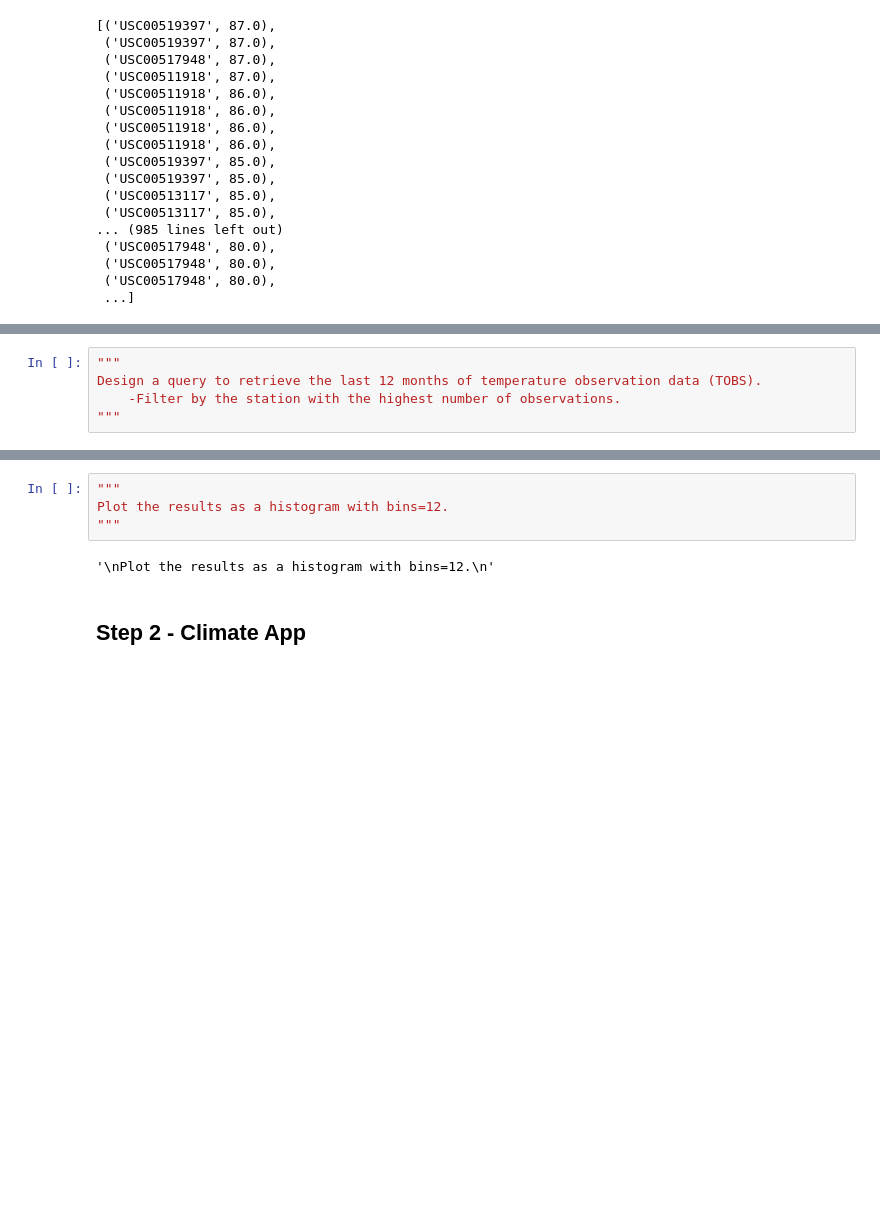
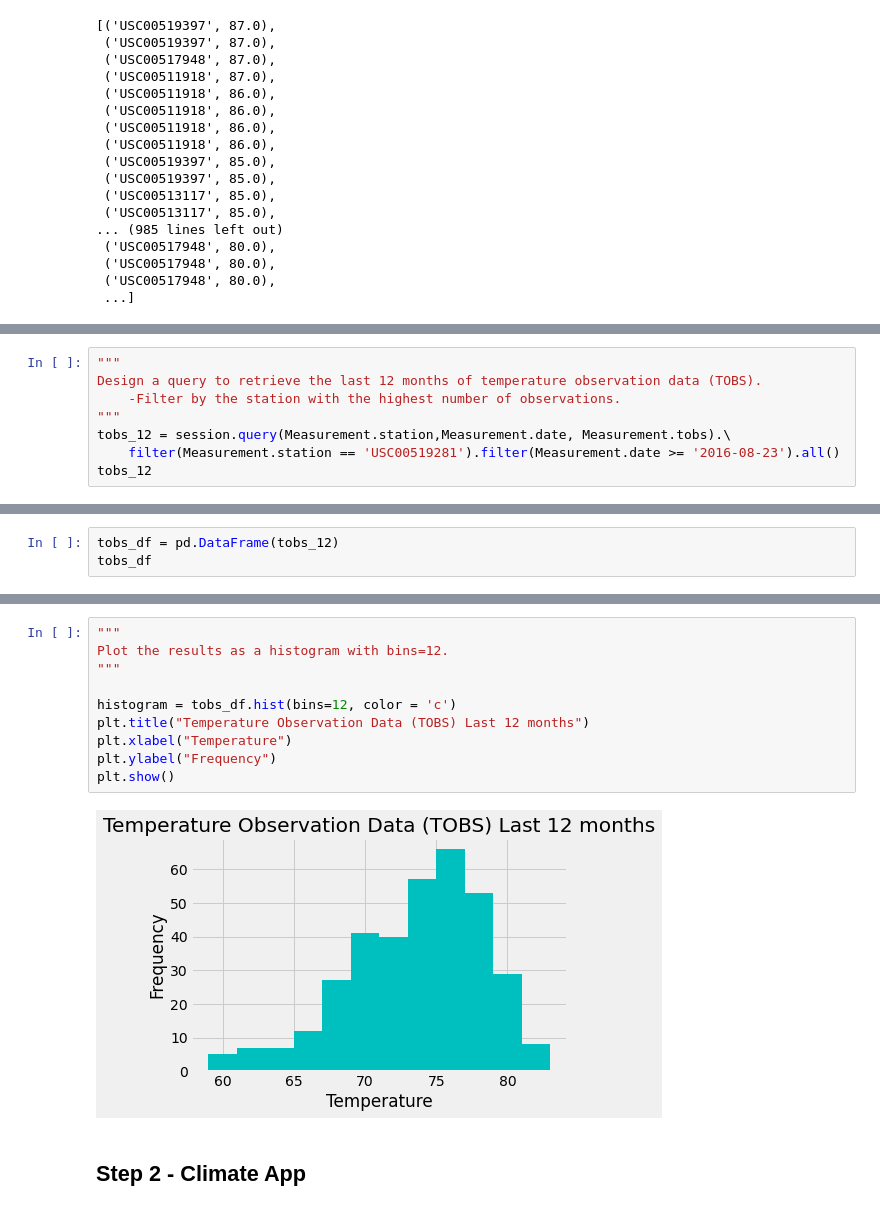
Before and after one commit to Mkang525/sqlalchemy-challenge, a Jupyter notebook: app.py.ipynb, the cells around one changed output, grey strips where cells are left out. Cells and saved outputs as stored; diff of their text form; blank space fills up the shorter version.

```diff
--- a/app.py.ipynb
+++ b/app.py.ipynb
@@ -230,4 +229,7 @@ USC00519281 has the highest number of observations
 Design a query to retrieve the last 12 months of temperature observation data (TOBS).
     -Filter by the station with the highest number of observations.
 """
+tobs_12 = session.query(Measurement.station,Measurement.date, Measurement.tobs).\
+    filter(Measurement.station == 'USC00519281').filter(Measurement.date >= '2016-08-23').all()
+tobs_12
 # %% [output]
@@ -234,0 +253,3 @@ Design a query to retrieve the last 12 months of temperature observation data (T
+# %%
+tobs_df = pd.DataFrame(tobs_12)
+tobs_df
@@ -235,9 +270,15 @@ Design a query to retrieve the last 12 months of temperature observation data (T
 # %%
 """
 Plot the results as a histogram with bins=12.
 """
+
+histogram = tobs_df.hist(bins=12, color = 'c')
+plt.title("Temperature Observation Data (TOBS) Last 12 months")
+plt.xlabel("Temperature")
+plt.ylabel("Frequency")
+plt.show()
 # %% [output]
-'\nPlot the results as a histogram with bins=12.\n'
+[figure, added]
 # %% [markdown]
 ## Step 2 - Climate App
 # %%
```
Also changed, not shown: parts of 9 cells of this notebook.
